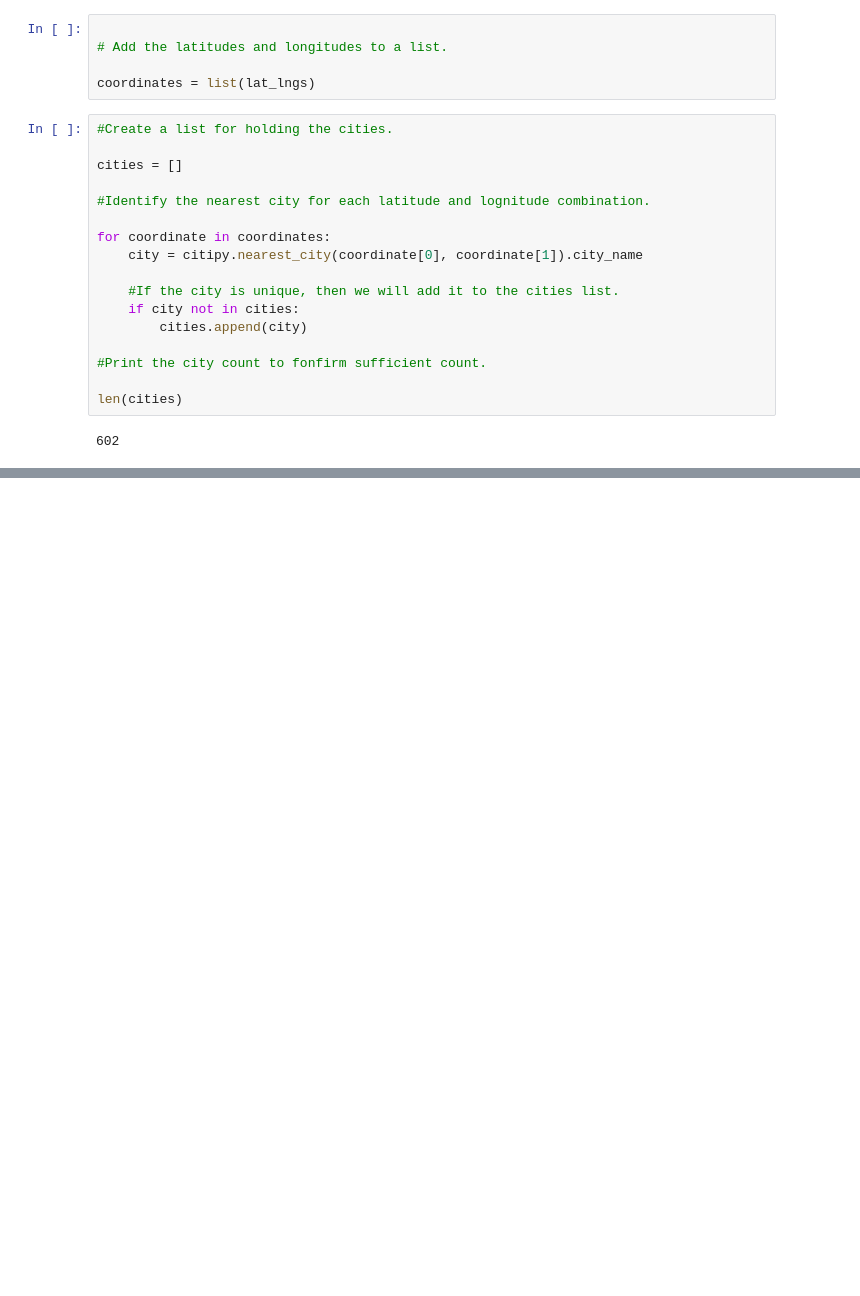
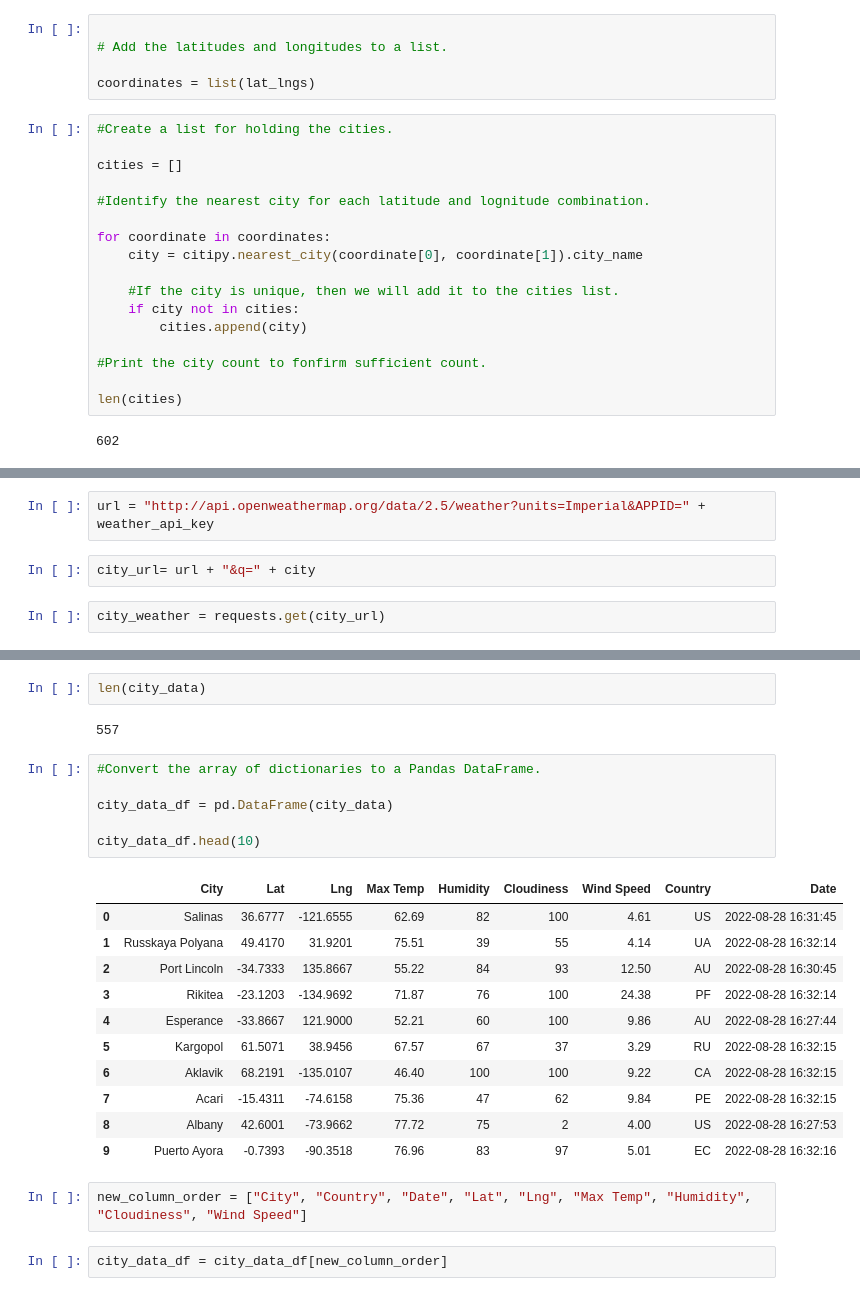
Before and after one commit to ErinLVigil/World_Weather_Analysis, a Jupyter notebook: WeatherPy.ipynb, the cells around one changed output, grey strips where cells are left out. Cells and saved outputs as stored; diff of their text form; blank space fills up the shorter version.

Commit message:
weather data

```diff
--- a/WeatherPy.ipynb
+++ b/WeatherPy.ipynb
@@ -43,0 +50,6 @@ len(cities)
+# %%
+url = "http://api.openweathermap.org/data/2.5/weather?units=Imperial&APPID=" + weather_api_key
+# %%
+city_url= url + "&q=" + city
+# %%
+city_weather = requests.get(city_url)
@@ -43,0 +171,26 @@ len(cities)
+# %%
+len(city_data)
+# %% [output]
+557
+# %%
+#Convert the array of dictionaries to a Pandas DataFrame.
+
+city_data_df = pd.DataFrame(city_data)
+
+city_data_df.head(10)
+# %% [output]
+|  | City | Lat | Lng | Max Temp | Humidity | Cloudiness | Wind Speed | Country | Date |
+| 0 | Salinas | 36.6777 | -121.6555 | 62.69 | 82 | 100 | 4.61 | US | 2022-08-28 16:31:45 |
+| 1 | Russkaya Polyana | 49.4170 | 31.9201 | 75.51 | 39 | 55 | 4.14 | UA | 2022-08-28 16:32:14 |
+| 2 | Port Lincoln | -34.7333 | 135.8667 | 55.22 | 84 | 93 | 12.50 | AU | 2022-08-28 16:30:45 |
+| 3 | Rikitea | -23.1203 | -134.9692 | 71.87 | 76 | 100 | 24.38 | PF | 2022-08-28 16:32:14 |
+| 4 | Esperance | -33.8667 | 121.9000 | 52.21 | 60 | 100 | 9.86 | AU | 2022-08-28 16:27:44 |
+| 5 | Kargopol | 61.5071 | 38.9456 | 67.57 | 67 | 37 | 3.29 | RU | 2022-08-28 16:32:15 |
+| 6 | Aklavik | 68.2191 | -135.0107 | 46.40 | 100 | 100 | 9.22 | CA | 2022-08-28 16:32:15 |
+| 7 | Acari | -15.4311 | -74.6158 | 75.36 | 47 | 62 | 9.84 | PE | 2022-08-28 16:32:15 |
+| 8 | Albany | 42.6001 | -73.9662 | 77.72 | 75 | 2 | 4.00 | US | 2022-08-28 16:27:53 |
+| 9 | Puerto Ayora | -0.7393 | -90.3518 | 76.96 | 83 | 97 | 5.01 | EC | 2022-08-28 16:32:16 |
+# %%
+new_column_order = ["City", "Country", "Date", "Lat", "Lng", "Max Temp", "Humidity", "Cloudiness", "Wind Speed"]
+# %%
+city_data_df = city_data_df[new_column_order]
```
Also changed, not shown: parts of 4 cells of this notebook, 4 other files.
